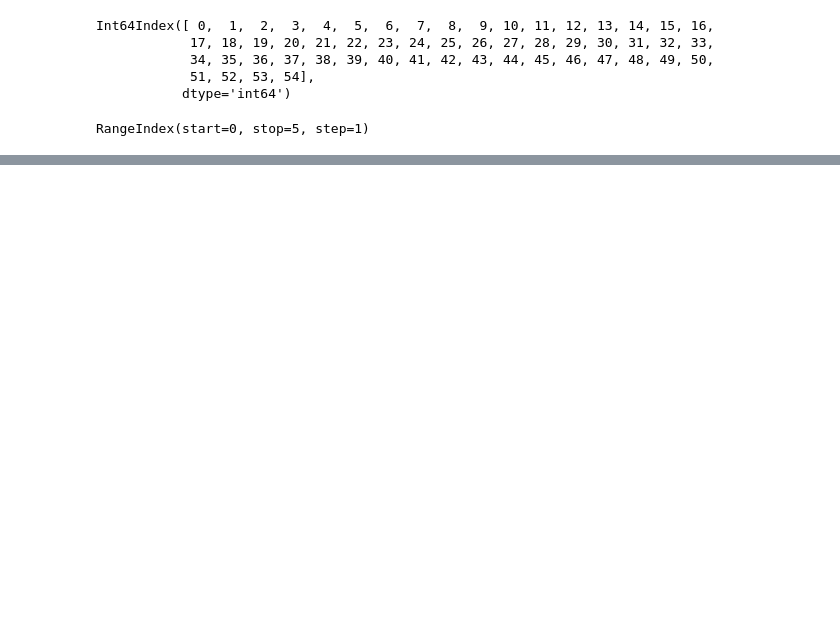
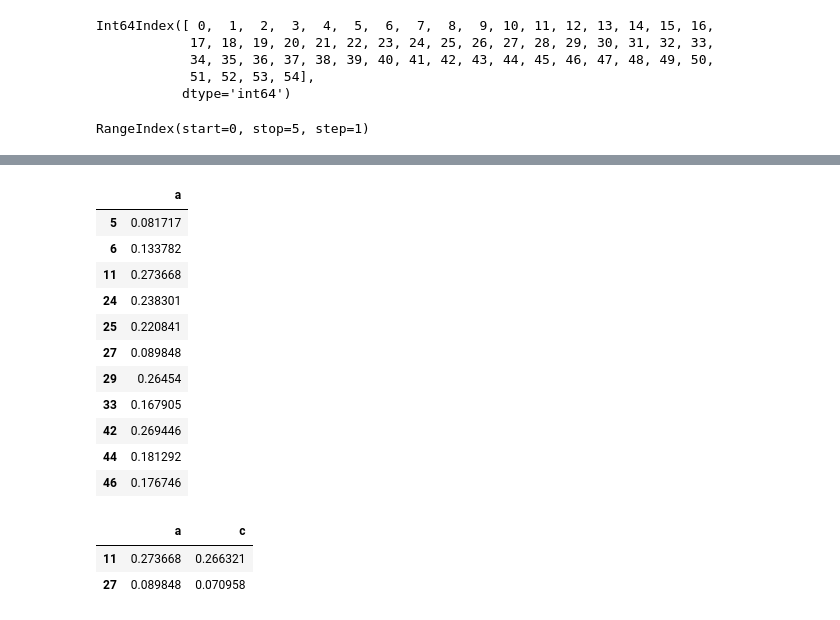
Before and after one commit to Kushal-Chandar/statistics-student-performance-analysis, a Jupyter notebook: pandas.ipynb, the cells around one changed output, grey strips where cells are left out. Saved outputs shown, nothing was run; the diff lists cells and outputs as text; code cells hidden in the pictures; blank space fills up the shorter version.

```diff
--- a/pandas.ipynb
+++ b/pandas.ipynb
@@ -257,0 +340,21 @@ dataframe.sort_index(axis=1, ascending=False)
+# %%
+dataframe.loc[(dataframe['a'] < 0.3), ['a']]
+# %% [output]
+|  | a |
+| 5 | 0.081717 |
+| 6 | 0.133782 |
+| 11 | 0.273668 |
+| 24 | 0.238301 |
+| 25 | 0.220841 |
+| 27 | 0.089848 |
+| 29 | 0.26454 |
+| 33 | 0.167905 |
+| 42 | 0.269446 |
+| 44 | 0.181292 |
+| 46 | 0.176746 |
+# %%
+dataframe.loc[(dataframe["a"] < 0.3) & (dataframe["c"] < 0.3), ["a", "c"]]
+# %% [output]
+|  | a | c |
+| 11 | 0.273668 | 0.266321 |
+| 27 | 0.089848 | 0.070958 |
```
Also changed, not shown: parts of 23 cells of this notebook.
